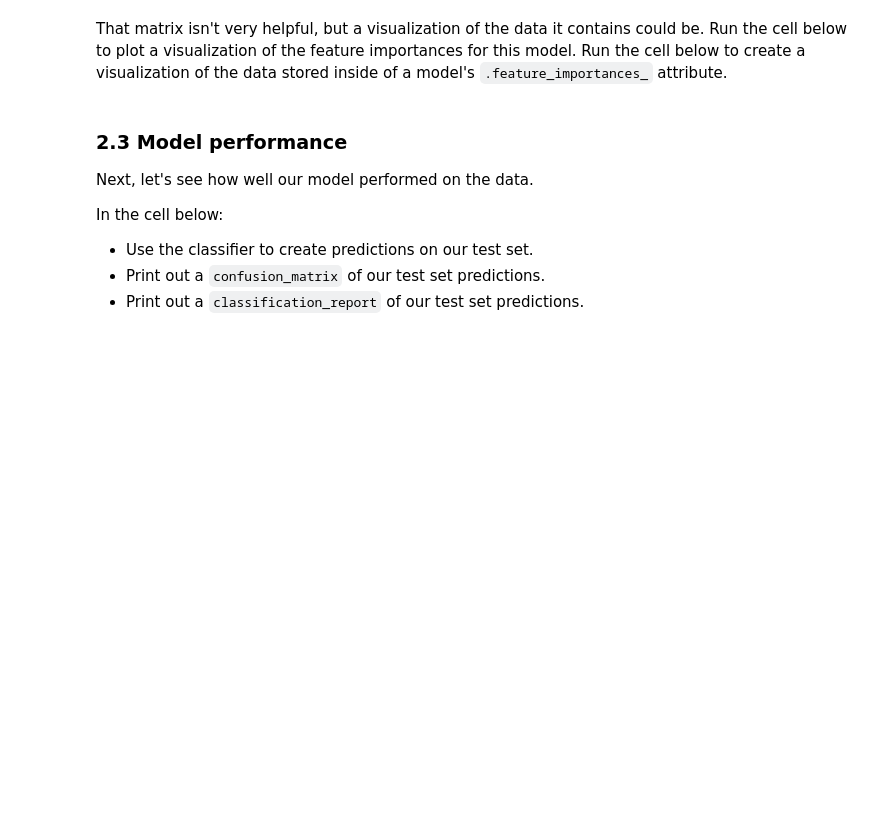
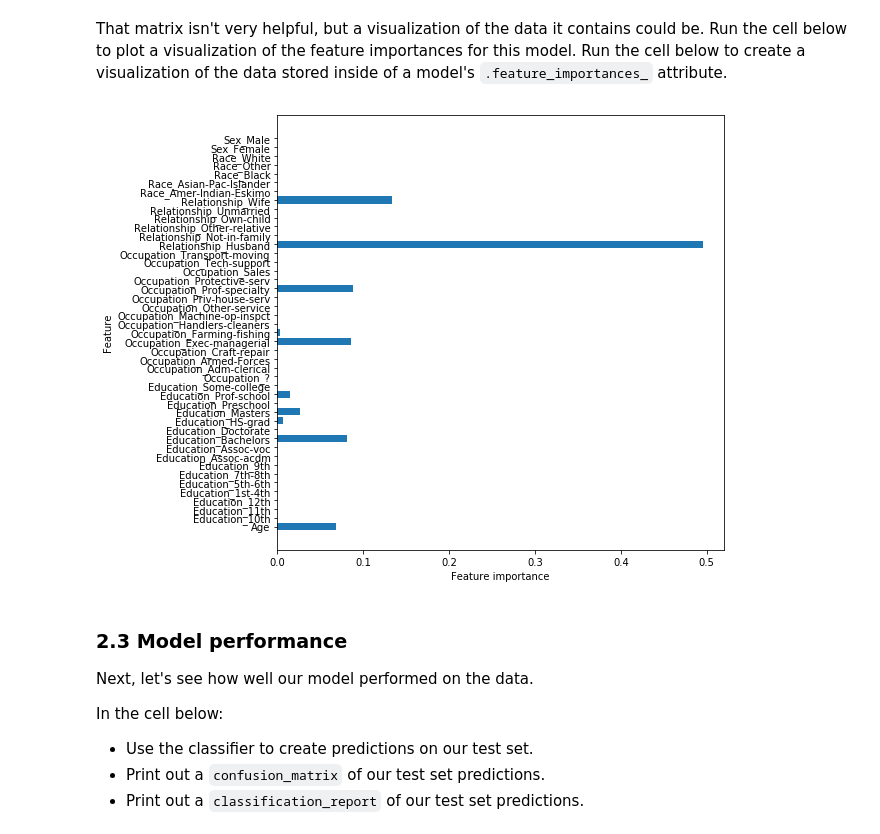
Before and after one commit to zaborowm/dsc-tree-ensembles-random-forests-lab-nyc-ds-career-042219, a Jupyter notebook: index.ipynb, the cells around one changed output. Saved outputs shown, nothing was run; the diff lists cells and outputs as text; code cells hidden in the pictures; blank space fills up the shorter version.

```diff
--- a/index.ipynb
+++ b/index.ipynb
@@ -140,12 +140,14 @@ That matrix isn't very helpful, but a visualization of the data it contains coul
 # %%
 def plot_feature_importances(model):
     n_features = data_train.shape[1]
     plt.figure(figsize=(8,8))
     plt.barh(range(n_features), model.feature_importances_, align='center')
     plt.yticks(np.arange(n_features), data_train.columns.values)
     plt.xlabel("Feature importance")
-    plt.ylabel("Feature")|
+    plt.ylabel("Feature")
 plot_feature_importances(tree_clf)
+# %% [output]
+[figure, added]
 # %% [markdown]
 ### 2.3 Model performance
 
```
